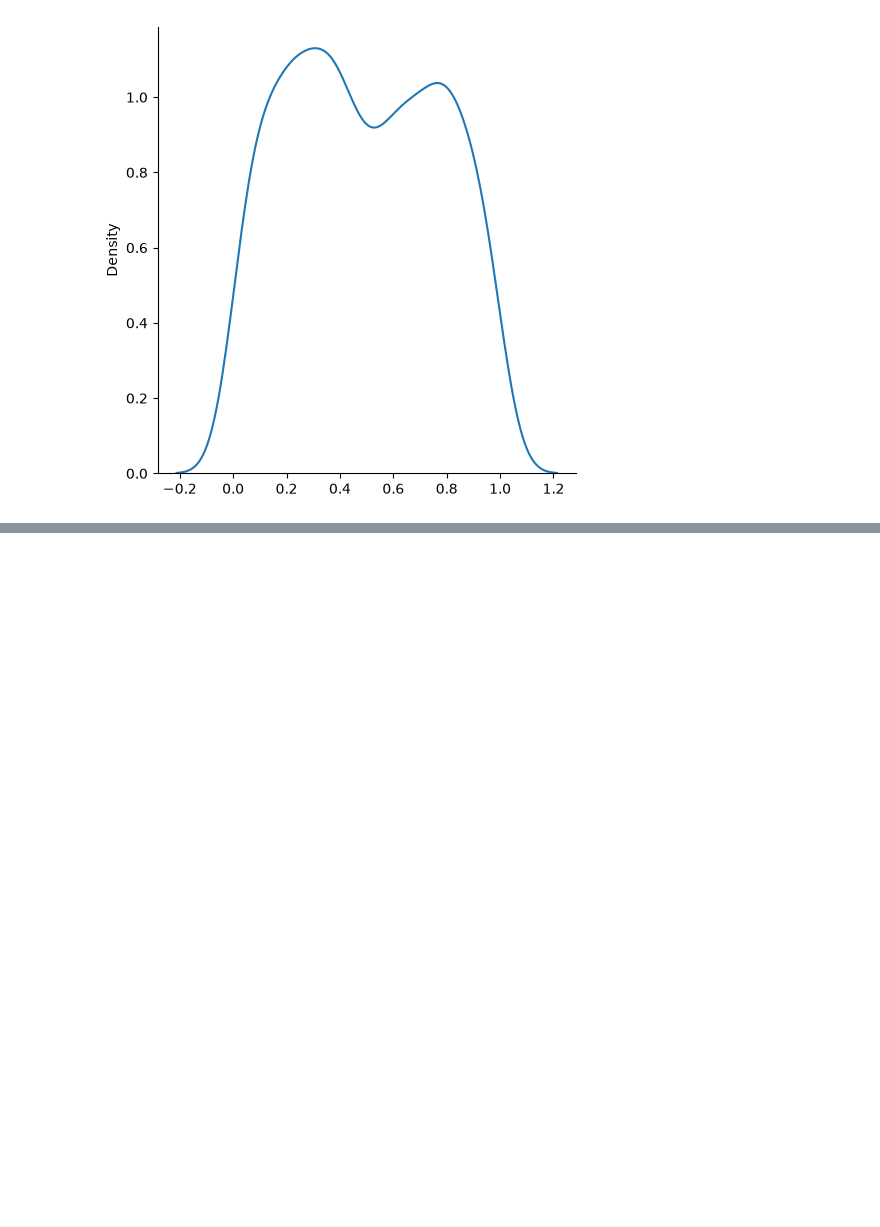
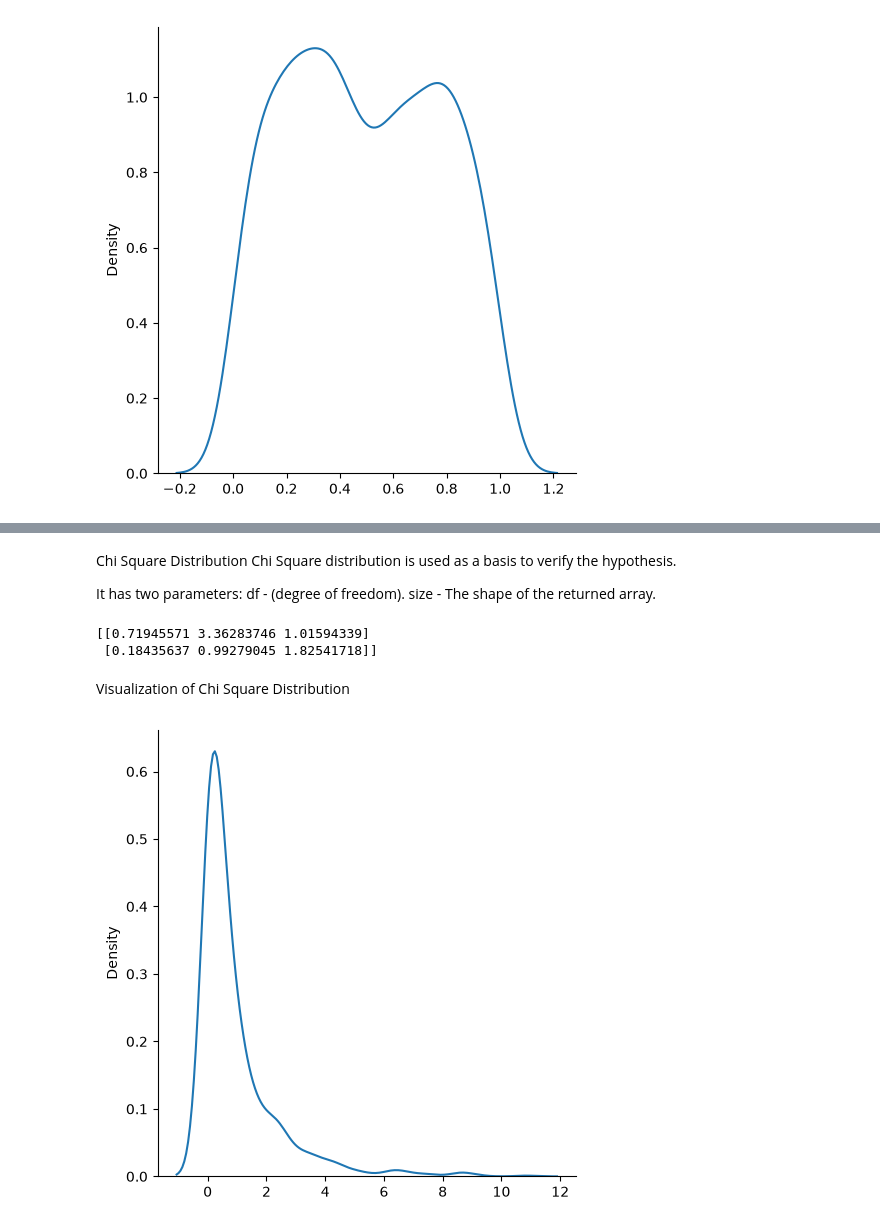
Before and after one commit to malayofficialcse-dev/Data-Science-and-Machine-Learning-, a Jupyter notebook: numpy.ipynb, the cells around one changed output, grey strips where cells are left out. Saved outputs shown, nothing was run; the diff lists cells and outputs as text; code cells hidden in the pictures; blank space fills up the shorter version.

```diff
--- a/numpy.ipynb
+++ b/numpy.ipynb
@@ -959,0 +1025,20 @@ plt.show()
+# %% [markdown]
+Chi Square Distribution
+Chi Square distribution is used as a basis to verify the hypothesis.
+
+It has two parameters:
+df - (degree of freedom).
+size - The shape of the returned array.
+# %%
+x=random.chisquare(df=2,size=(2,3))
+print(x)
+# %% [output]
+[[0.71945571 3.36283746 1.01594339]
+ [0.18435637 0.99279045 1.82541718]]
+# %% [markdown]
+Visualization of Chi Square Distribution
+# %%
+sns.displot(random.chisquare(df=1,size=1000),kind="kde")
+plt.show()
+# %% [output]
+[figure, added]
```
Also changed, not shown: parts of 11 cells of this notebook.
